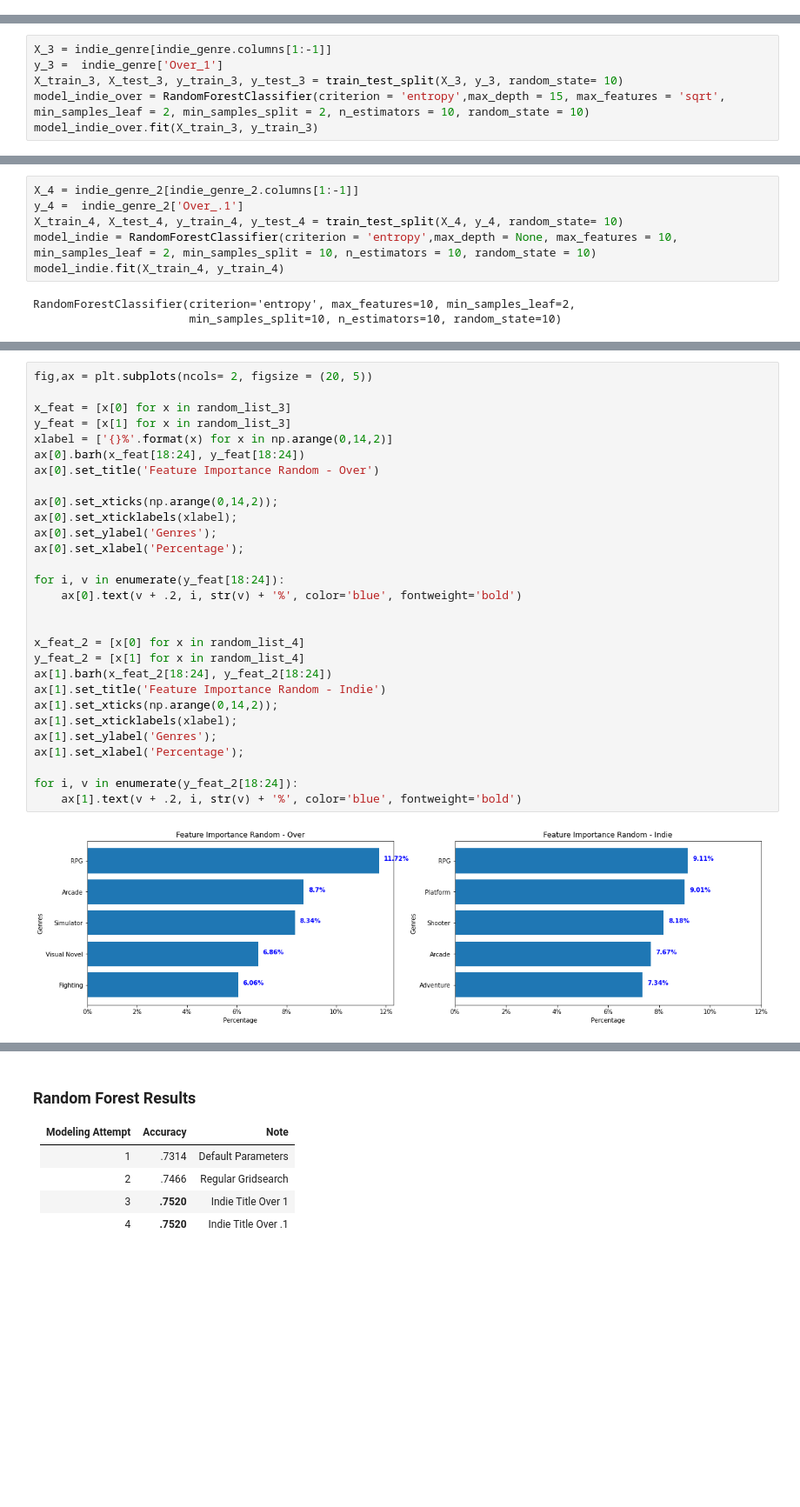
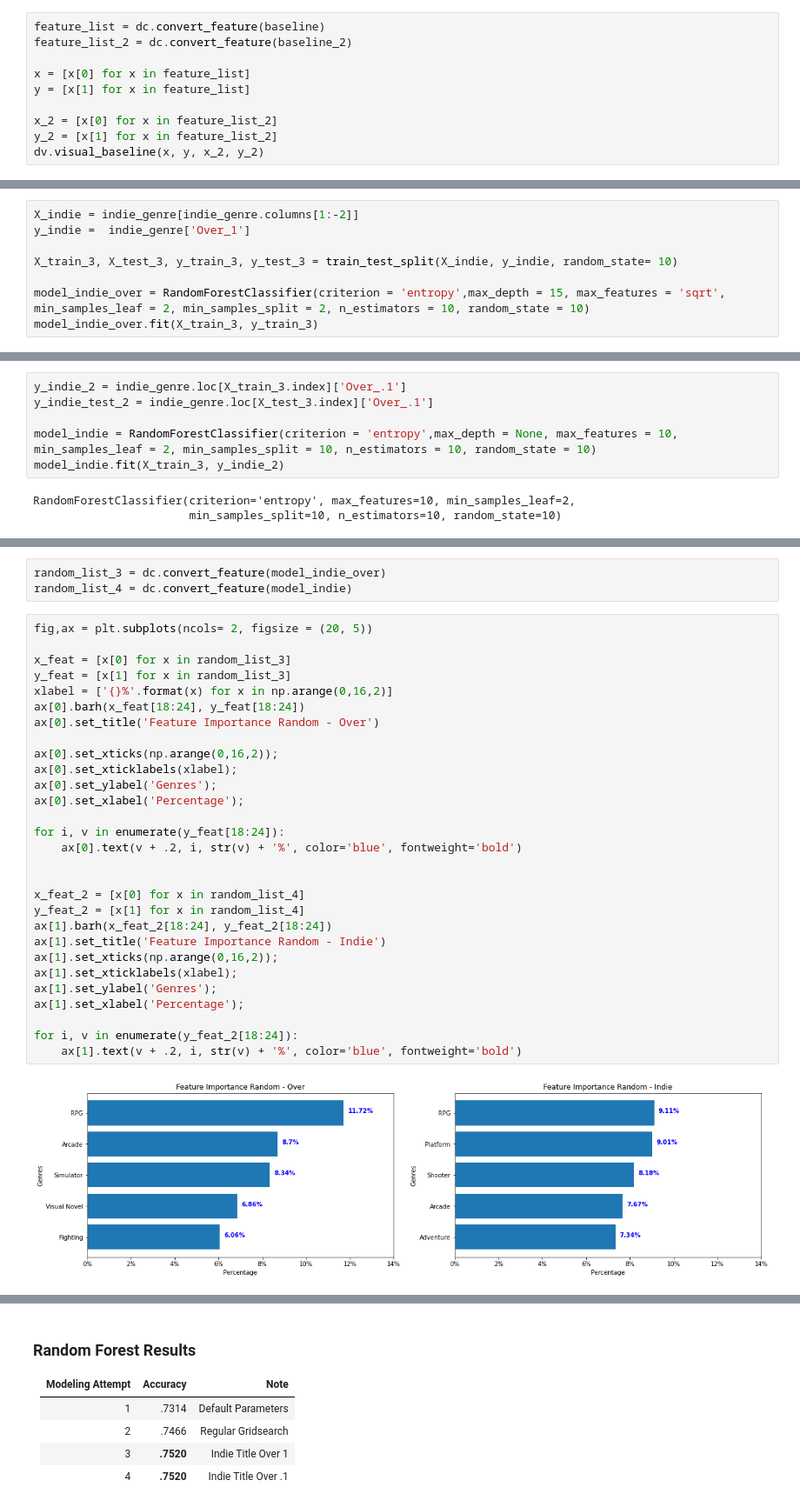
Before and after one commit to Tommyphung1/Predicting-Video-Games-Profit-with-Genres, a Jupyter notebook: Final_Notebook.ipynb, the cells around one changed output, grey strips where cells are left out. Shown: that part at 87% size. Saved outputs shown, nothing was run; the diff lists cells and outputs as text; blank space fills up the shorter version.

```diff
--- a/Final_Notebook.ipynb
+++ b/Final_Notebook.ipynb
@@ -232,0 +200,10 @@ ax[1].set_xlabel('Percentage');
+# %%
+feature_list = dc.convert_feature(baseline)
+feature_list_2 = dc.convert_feature(baseline_2)
+
+x = [x[0] for x in feature_list]
+y = [x[1] for x in feature_list]
+
+x_2 = [x[0] for x in feature_list_2]
+y_2 = [x[1] for x in feature_list_2]
+dv.visual_baseline(x, y, x_2, y_2)
@@ -381,9 +312,11 @@ indie_genre_2 = genre_df_2.loc[genre_df_2.Indie == 1]
 # %% [markdown]
 ### Indie Tag Over 1 Million
 # %%
-X_3 = indie_genre[indie_genre.columns[1:-1]]
-y_3 =  indie_genre['Over_1']
-X_train_3, X_test_3, y_train_3, y_test_3 = train_test_split(X_3, y_3, random_state= 10)
+X_indie = indie_genre[indie_genre.columns[1:-2]]
+y_indie =  indie_genre['Over_1']
+
+X_train_3, X_test_3, y_train_3, y_test_3 = train_test_split(X_indie, y_indie, random_state= 10)
+
 model_indie_over = RandomForestClassifier(criterion = 'entropy',max_depth = 15, max_features = 'sqrt', min_samples_leaf = 2, min_samples_split = 2, n_estimators = 10, random_state = 10)
 model_indie_over.fit(X_train_3, y_train_3)
 # %% [output]
@@ -392,11 +325,11 @@ RandomForestClassifier(criterion='entropy', max_depth=15, min_samples_leaf=2,
 # %% [markdown]
 ### Indie Tag Over 100,000
 # %%
-X_4 = indie_genre_2[indie_genre_2.columns[1:-1]]
-y_4 =  indie_genre_2['Over_.1']
-X_train_4, X_test_4, y_train_4, y_test_4 = train_test_split(X_4, y_4, random_state= 10)
+y_indie_2 = indie_genre.loc[X_train_3.index]['Over_.1']
+y_indie_test_2 = indie_genre.loc[X_test_3.index]['Over_.1']
+
 model_indie = RandomForestClassifier(criterion = 'entropy',max_depth = None, max_features = 10, min_samples_leaf = 2, min_samples_split = 10, n_estimators = 10, random_state = 10)
-model_indie.fit(X_train_4, y_train_4)
+model_indie.fit(X_train_3, y_indie_2)
 # %% [output]
 RandomForestClassifier(criterion='entropy', max_features=10, min_samples_leaf=2,
                        min_samples_split=10, n_estimators=10, random_state=10)
@@ -413,32 +336,35 @@ random_list_4 = sorted(random_list_4, key= lambda x: x[1])
+# %%
+random_list_3 = dc.convert_feature(model_indie_over)
+random_list_4 = dc.convert_feature(model_indie)
 # %%
 fig,ax = plt.subplots(ncols= 2, figsize = (20, 5))
 
 x_feat = [x[0] for x in random_list_3]
 y_feat = [x[1] for x in random_list_3]
-xlabel = ['{}%'.format(x) for x in np.arange(0,14,2)]
+xlabel = ['{}%'.format(x) for x in np.arange(0,16,2)]
 ax[0].barh(x_feat[18:24], y_feat[18:24])
 ax[0].set_title('Feature Importance Random - Over')
 
-ax[0].set_xticks(np.arange(0,14,2));
+ax[0].set_xticks(np.arange(0,16,2));
 ax[0].set_xticklabels(xlabel);
 ax[0].set_ylabel('Genres');
 ax[0].set_xlabel('Percentage');
 
 for i, v in enumerate(y_feat[18:24]):
     ax[0].text(v + .2, i, str(v) + '%', color='blue', fontweight='bold')
 
 
 x_feat_2 = [x[0] for x in random_list_4]
 y_feat_2 = [x[1] for x in random_list_4]
 ax[1].barh(x_feat_2[18:24], y_feat_2[18:24])
 ax[1].set_title('Feature Importance Random - Indie')
-ax[1].set_xticks(np.arange(0,14,2));
+ax[1].set_xticks(np.arange(0,16,2));
 ax[1].set_xticklabels(xlabel);
 ax[1].set_ylabel('Genres');
 ax[1].set_xlabel('Percentage');
 
 for i, v in enumerate(y_feat_2[18:24]):
     ax[1].text(v + .2, i, str(v) + '%', color='blue', fontweight='bold')
 # %% [output]
-[figure, old version]
+[figure, new version]
 # %%
```
Also changed, not shown: parts of 44 cells of this notebook, 2 other files.
